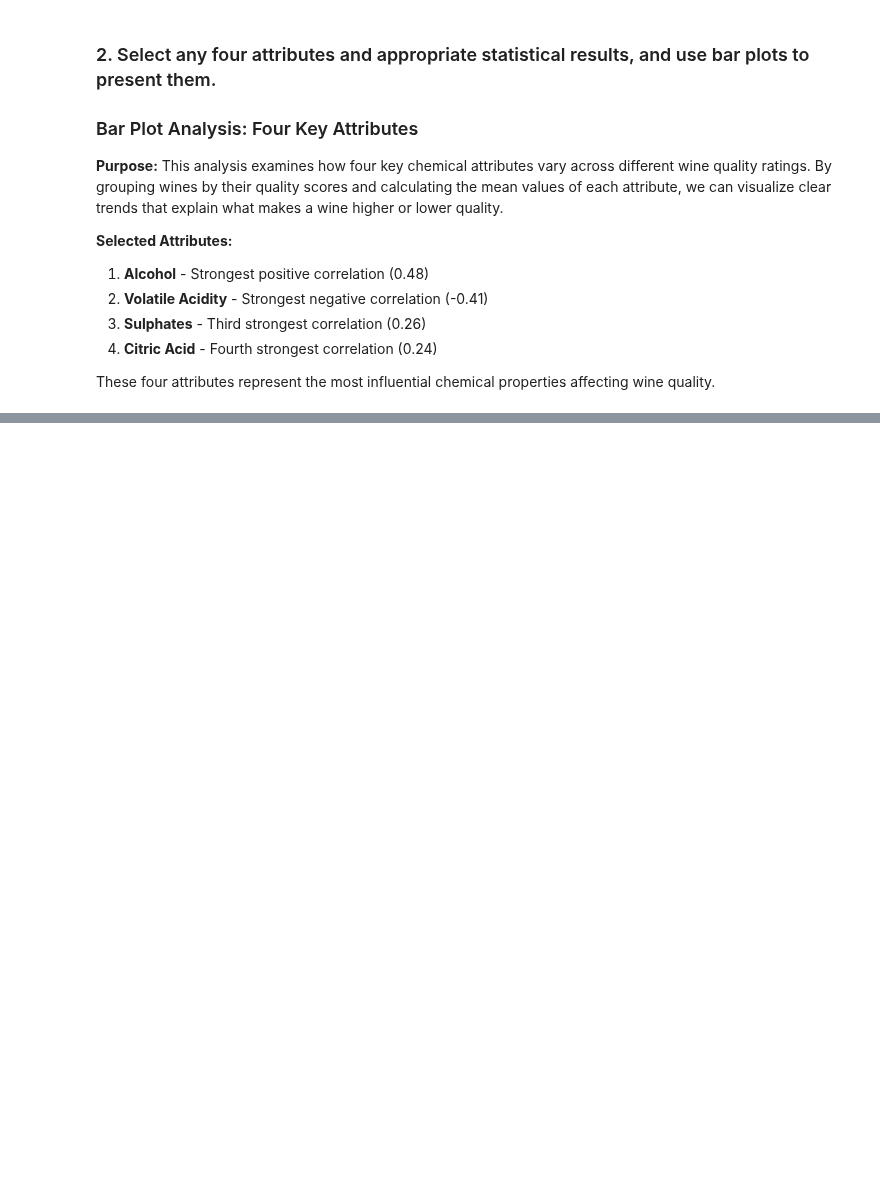
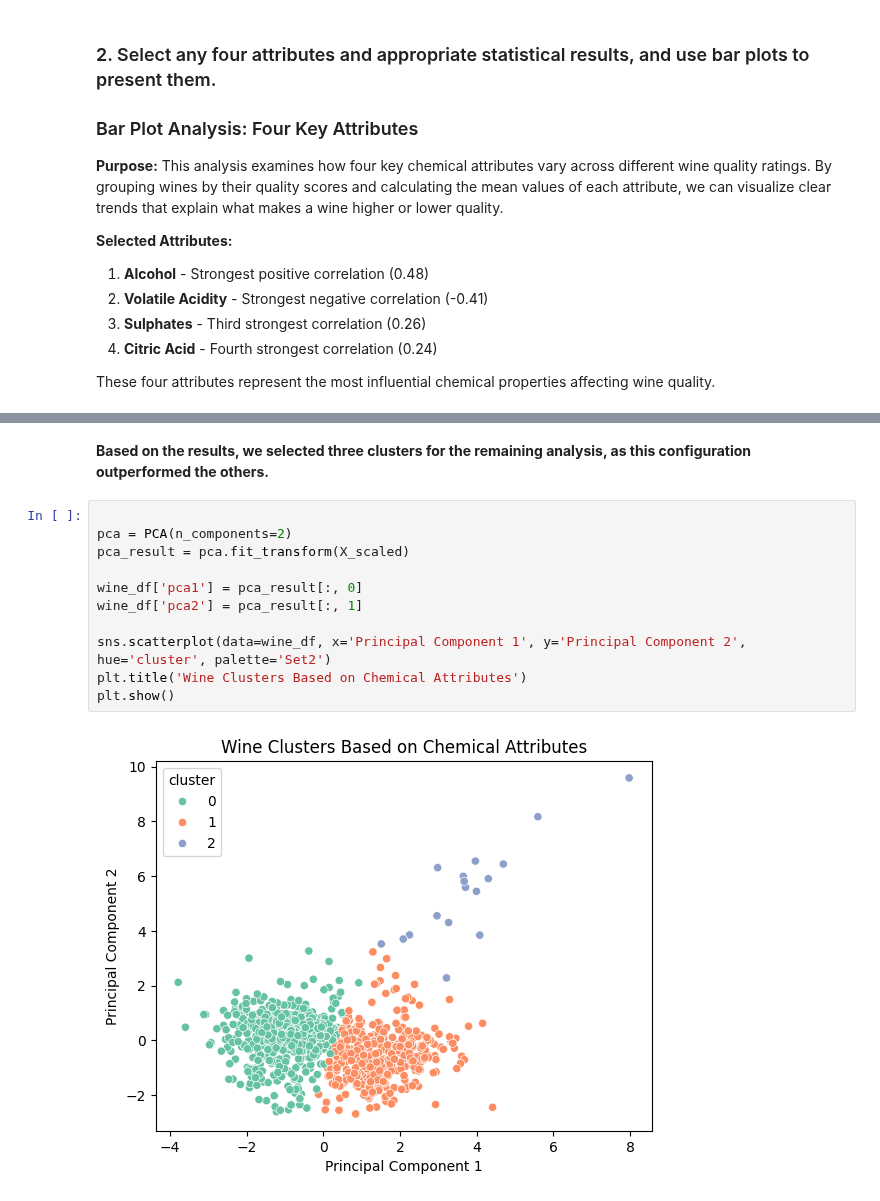
Before and after one commit to orchlonn/CS-456, a Jupyter notebook: Labs/Lab-4/lab4.ipynb, the cells around one changed output, grey strips where cells are left out. Saved outputs shown, nothing was run; the diff lists cells and outputs as text; blank space fills up the shorter version.

```diff
--- a/Labs/Lab-4/lab4.ipynb
+++ b/Labs/Lab-4/lab4.ipynb
@@ -250,0 +456,15 @@ These four attributes can serve as key indicators for quality control in wine pr
+# %% [markdown]
+**Based on the results, we selected three clusters for the remaining analysis, as this configuration outperformed the others.**
+# %%
+
+pca = PCA(n_components=2)
+pca_result = pca.fit_transform(X_scaled)
+
+wine_df['pca1'] = pca_result[:, 0]
+wine_df['pca2'] = pca_result[:, 1]
+
+sns.scatterplot(data=wine_df, x='Principal Component 1', y='Principal Component 2', hue='cluster', palette='Set2')
+plt.title('Wine Clusters Based on Chemical Attributes')
+plt.show()
+# %% [output]
+[figure, added]
```
Also changed, not shown: parts of 16 cells of this notebook.
